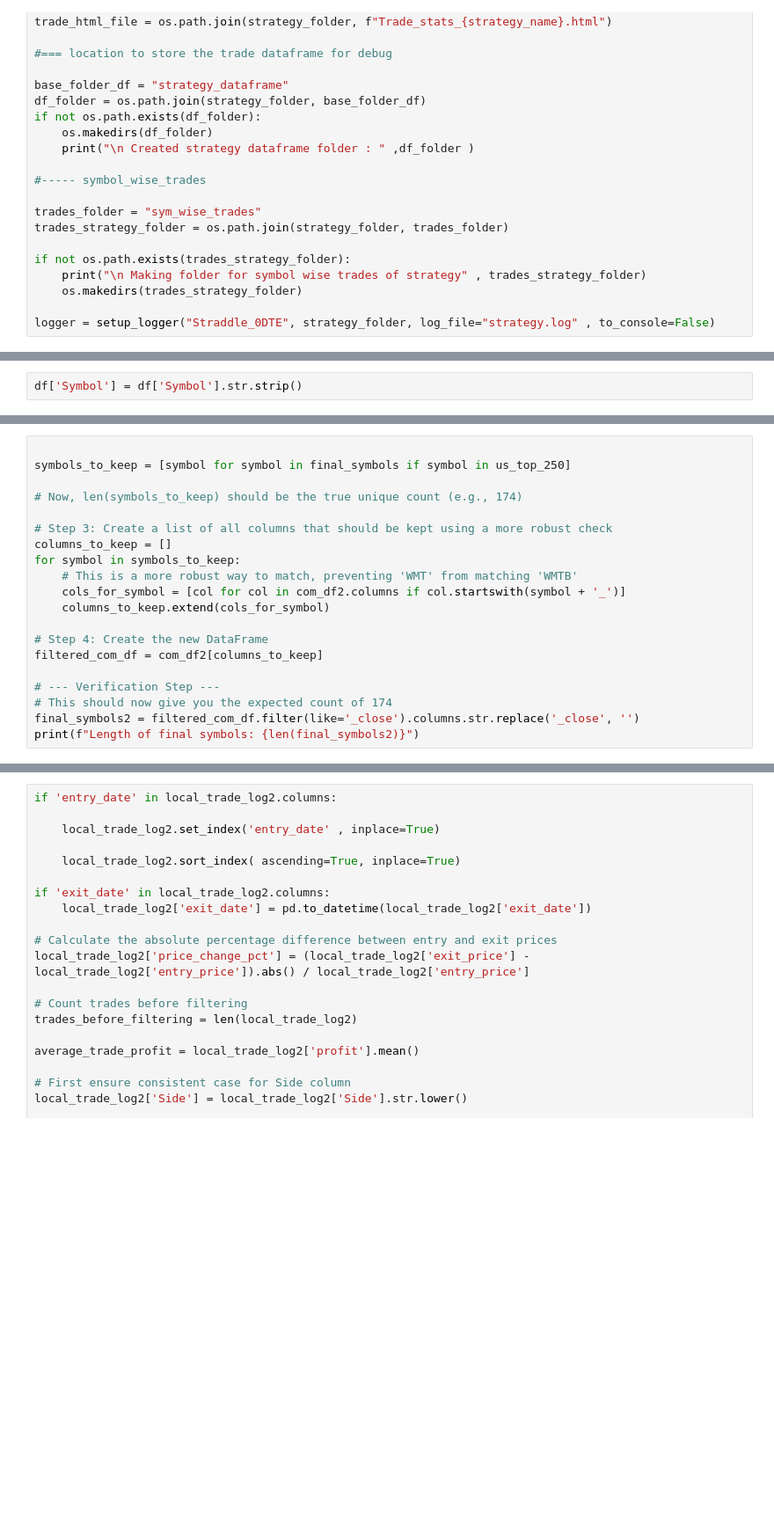
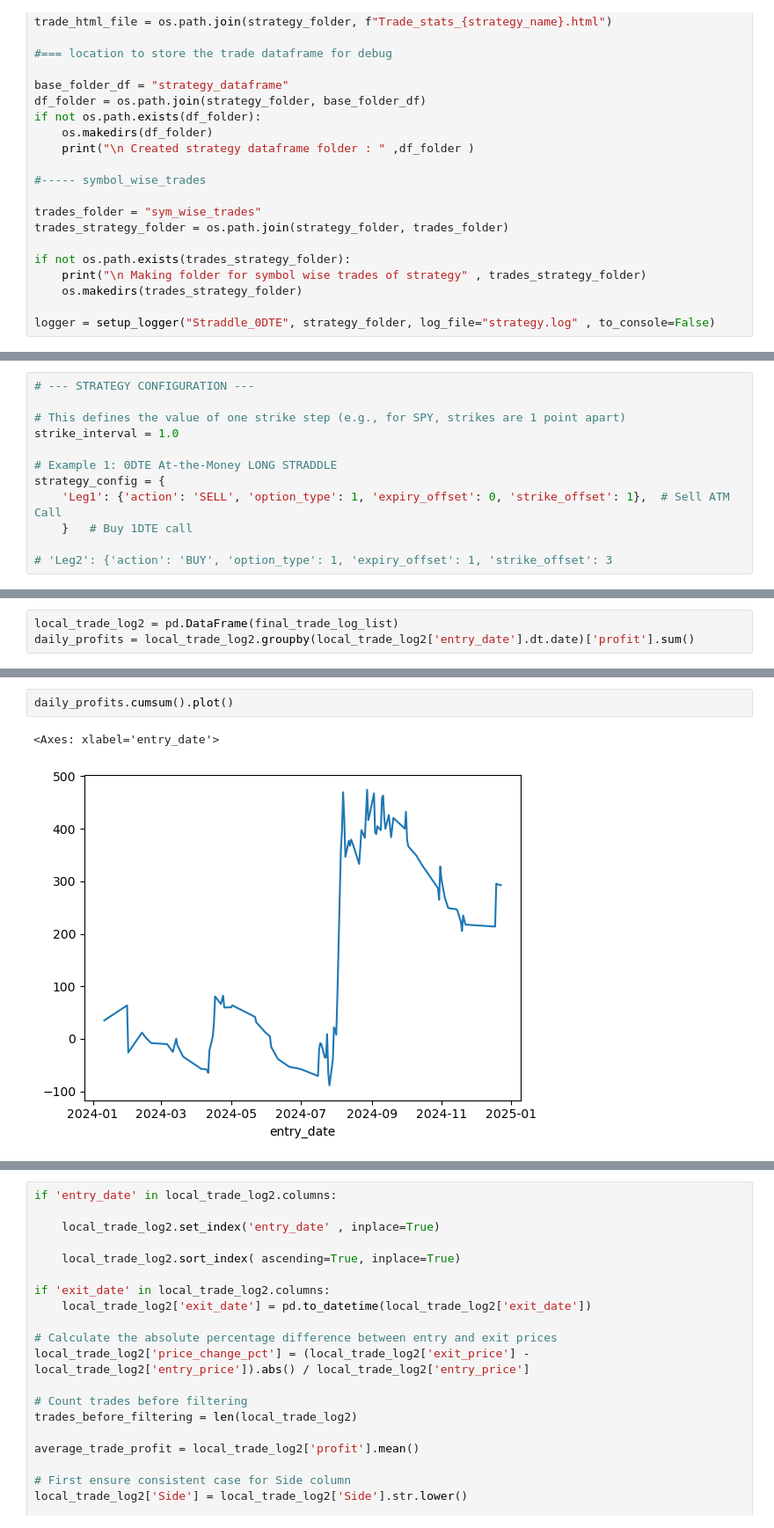
Before and after one commit to aakashtandon/US_options_ORATS, a Jupyter notebook: Proper_backtester.ipynb, the cells around one changed output, grey strips where cells are left out. Shown at 88% size. Saved outputs shown, nothing was run; the diff lists cells and outputs as text; blank space fills up the shorter version.

```diff
--- a/Proper_backtester.ipynb
+++ b/Proper_backtester.ipynb
@@ -181,2 +113,0 @@ df = pd.read_excel(r"C:\Data\Aggregate_Data\US_top_250.xlsx")
-# %%
-df['Symbol'] = df['Symbol'].str.strip()
@@ -226,20 +113,0 @@ Index(['A', 'AAPL', 'ABBV', 'ABT', 'ACGL', 'ACN', 'ADBE', 'ADI', 'ADM', 'ADP',
-# %%
-
-symbols_to_keep = [symbol for symbol in final_symbols if symbol in us_top_250]
-
-# Now, len(symbols_to_keep) should be the true unique count (e.g., 174)
-
-# Step 3: Create a list of all columns that should be kept using a more robust check
-columns_to_keep = []
-for symbol in symbols_to_keep:
-    # This is a more robust way to match, preventing 'WMT' from matching 'WMTB'
-    cols_for_symbol = [col for col in com_df2.columns if col.startswith(symbol + '_')]
-    columns_to_keep.extend(cols_for_symbol)
-
-# Step 4: Create the new DataFrame
-filtered_com_df = com_df2[columns_to_keep]
-
-# --- Verification Step ---
-# This should now give you the expected count of 174
-final_symbols2 = filtered_com_df.filter(like='_close').columns.str.replace('_close', '')
-print(f"Length of final symbols: {len(final_symbols2)}")
@@ -982,0 +188,12 @@ log_df
+# %%
+# --- STRATEGY CONFIGURATION ---
+
+# This defines the value of one strike step (e.g., for SPY, strikes are 1 point apart)
+strike_interval = 1.0
+
+# Example 1: 0DTE At-the-Money LONG STRADDLE
+strategy_config = {
+    'Leg1': {'action': 'SELL', 'option_type': 1, 'expiry_offset': 0, 'strike_offset': 1},  # Sell ATM Call
+    }   # Buy 1DTE call
+
+# 'Leg2': {'action': 'BUY', 'option_type': 1, 'expiry_offset': 1, 'strike_offset': 3
@@ -982,0 +1038,3 @@ log_df
+# %%
+local_trade_log2 = pd.DataFrame(final_trade_log_list)
+daily_profits = local_trade_log2.groupby(local_trade_log2['entry_date'].dt.date)['profit'].sum()
@@ -982,0 +1063,5 @@ log_df
+# %%
+daily_profits.cumsum().plot()
+# %% [output]
+<Axes: xlabel='entry_date'>
+[figure, added]
```
Also changed, not shown: parts of 52 cells of this notebook, 11 other files.
